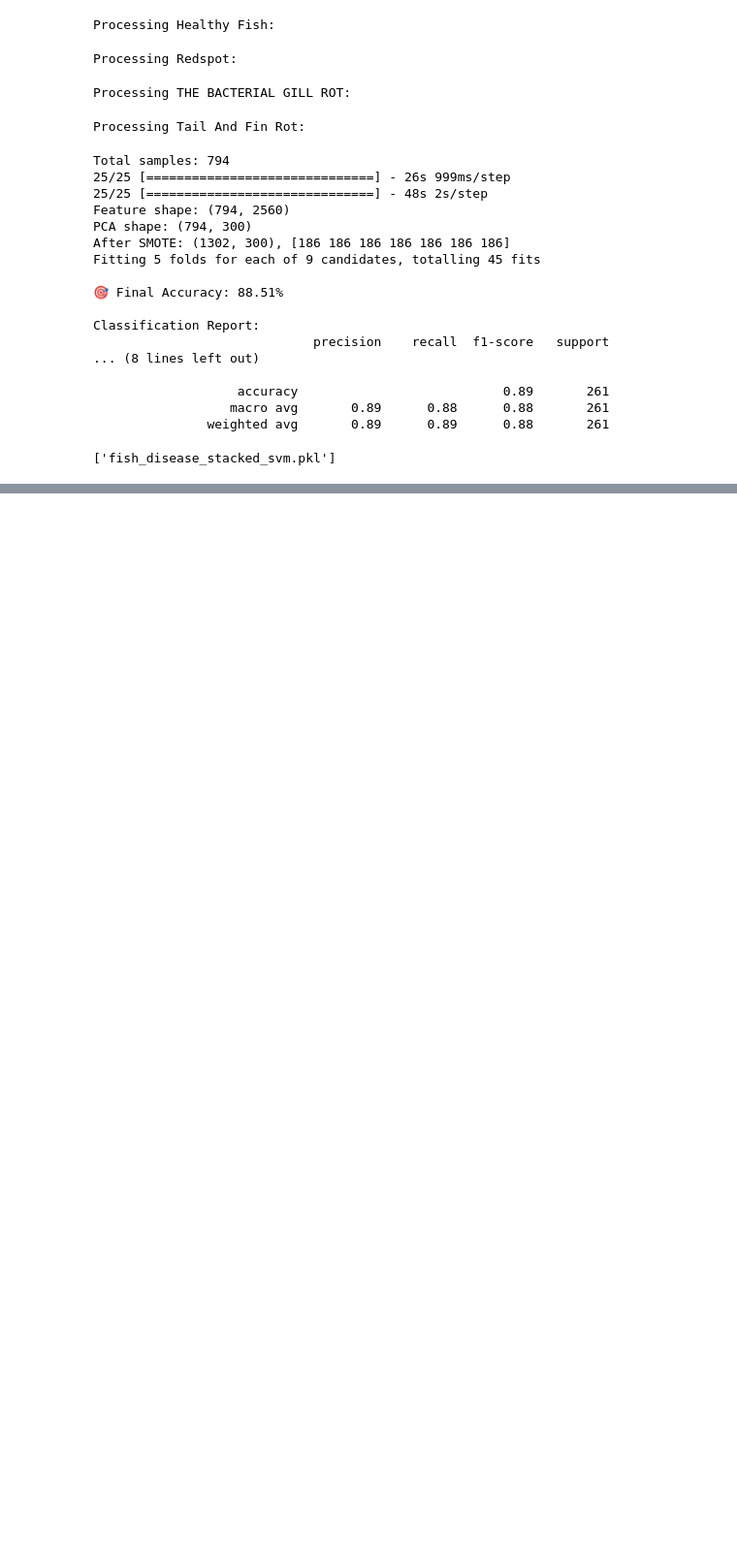
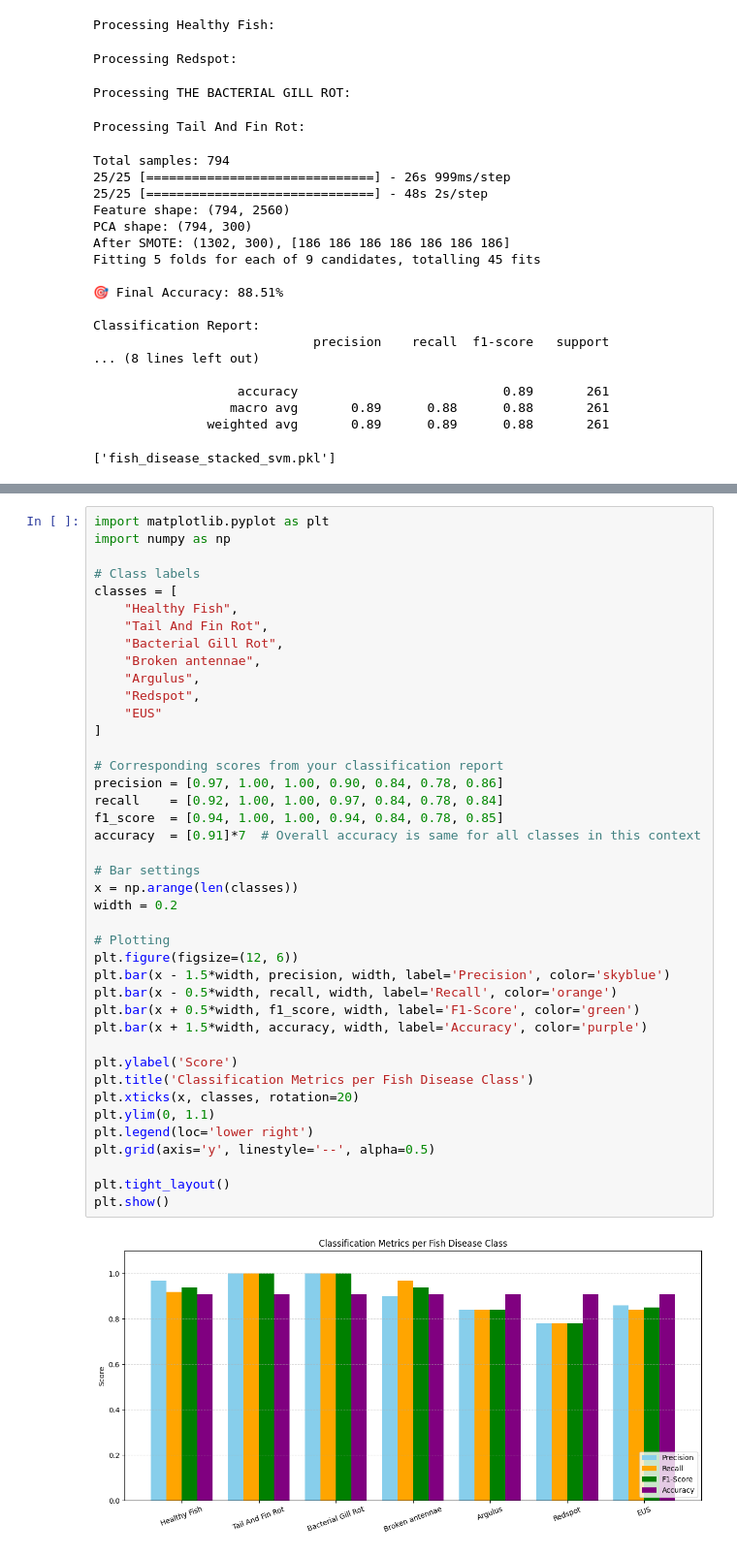
Before and after one commit to hansikagollen/mini-project, a Jupyter notebook: mini_project_fresh_water_fish_disease_paper_implmentation.ipynb, the cells around one changed output, grey strips where cells are left out. Shown: that part at 97% size. Saved outputs shown, nothing was run; the diff lists cells and outputs as text; blank space fills up the shorter version.

```diff
--- a/mini_project_fresh_water_fish_disease_paper_implmentation.ipynb
+++ b/mini_project_fresh_water_fish_disease_paper_implmentation.ipynb
@@ -1484,0 +1206,43 @@ Processing Tail And Fin Rot:
+# %%
+import matplotlib.pyplot as plt
+import numpy as np
+
+# Class labels
+classes = [
+    "Healthy Fish",
+    "Tail And Fin Rot",
+    "Bacterial Gill Rot",
+    "Broken antennae",
+    "Argulus",
+    "Redspot",
+    "EUS"
+]
+
+# Corresponding scores from your classification report
+precision = [0.97, 1.00, 1.00, 0.90, 0.84, 0.78, 0.86]
+recall    = [0.92, 1.00, 1.00, 0.97, 0.84, 0.78, 0.84]
+f1_score  = [0.94, 1.00, 1.00, 0.94, 0.84, 0.78, 0.85]
+accuracy  = [0.91]*7  # Overall accuracy is same for all classes in this context
+
+# Bar settings
+x = np.arange(len(classes))
+width = 0.2
+
+# Plotting
+plt.figure(figsize=(12, 6))
+plt.bar(x - 1.5*width, precision, width, label='Precision', color='skyblue')
+plt.bar(x - 0.5*width, recall, width, label='Recall', color='orange')
+plt.bar(x + 0.5*width, f1_score, width, label='F1-Score', color='green')
+plt.bar(x + 1.5*width, accuracy, width, label='Accuracy', color='purple')
+
+plt.ylabel('Score')
+plt.title('Classification Metrics per Fish Disease Class')
+plt.xticks(x, classes, rotation=20)
+plt.ylim(0, 1.1)
+plt.legend(loc='lower right')
+plt.grid(axis='y', linestyle='--', alpha=0.5)
+
+plt.tight_layout()
+plt.show()
+# %% [output]
+[figure, added]
```
Also changed, not shown: parts of 37 cells of this notebook.
